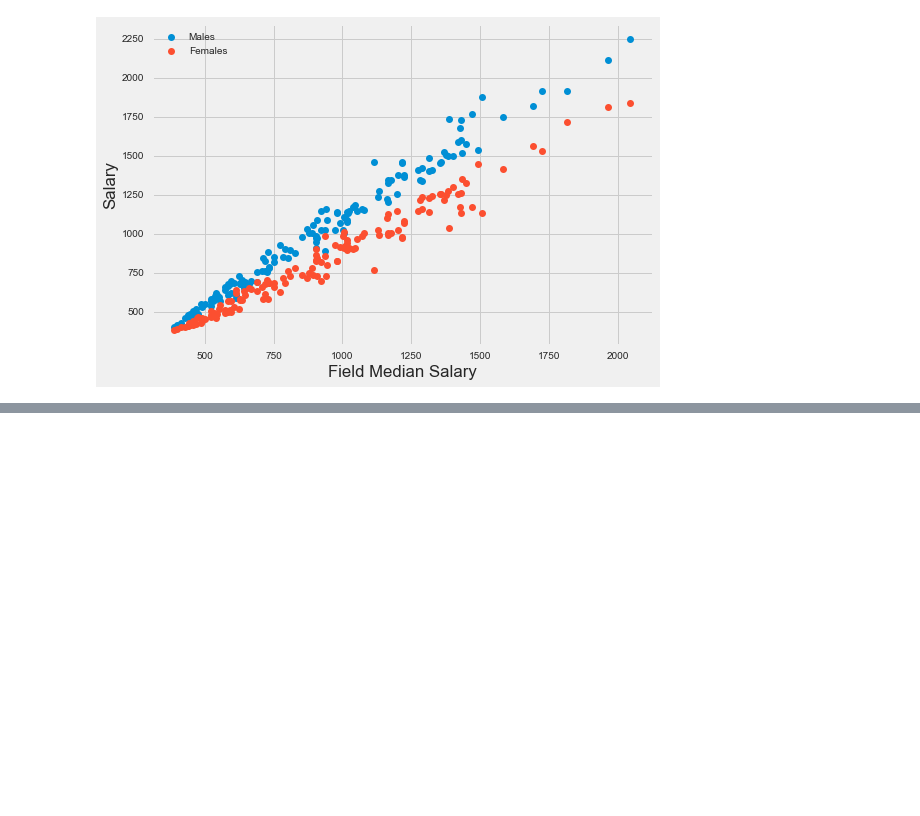
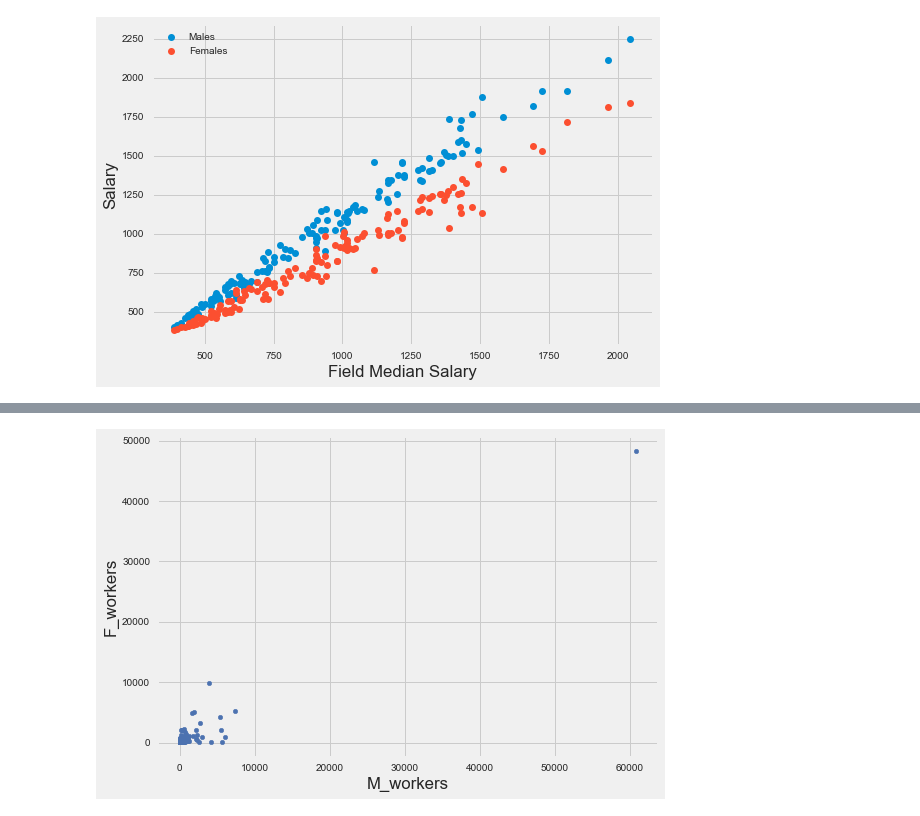
Before and after one commit to oddinigwe/us_income_gap, a Jupyter notebook: US INCOME GAP.ipynb, the cells around one changed output, grey strips where cells are left out. Drawn from its saved outputs; the diff is of its cells as text; code cells hidden in the pictures; blank space fills up the shorter version.

```diff
--- a/US INCOME GAP.ipynb
+++ b/US INCOME GAP.ipynb
@@ -80,7 +80,7 @@ plt.show()
 # %% [output]
 [figure]
 # %%
-Use the .plot extension from Pandas dataframes to plot things
-Use this to make a scatterplot of the Iris features-sepallengthcm on the x-axis and sepalwidthcm on the y-axis.
-df.plot(kind="scatter", x="SepalLengthCm", y="SepalWidthCm")
+#Use the .plot extension from Pandas dataframes to plot things
+#Use this to make a scatterplot of the Iris features-sepallengthcm on the x-axis and sepalwidthcm on the y-axis.
+df.plot(kind="scatter", x="M_workers", y="F_workers")
 # %% [output]
@@ -87,0 +88 @@ SyntaxError: positional argument follows keyword argument (<ipython-input-11-700
+[figure, added]
```
Also changed, not shown: parts of 3 cells of this notebook.
